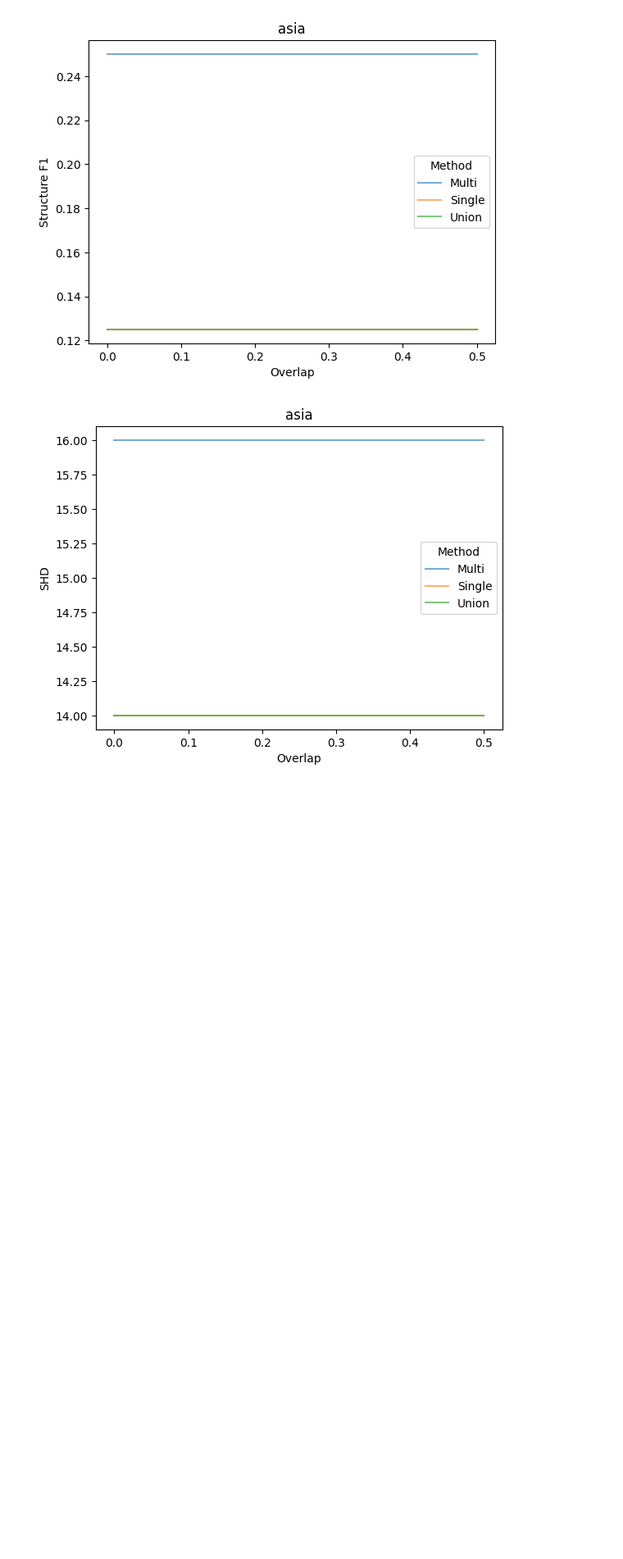
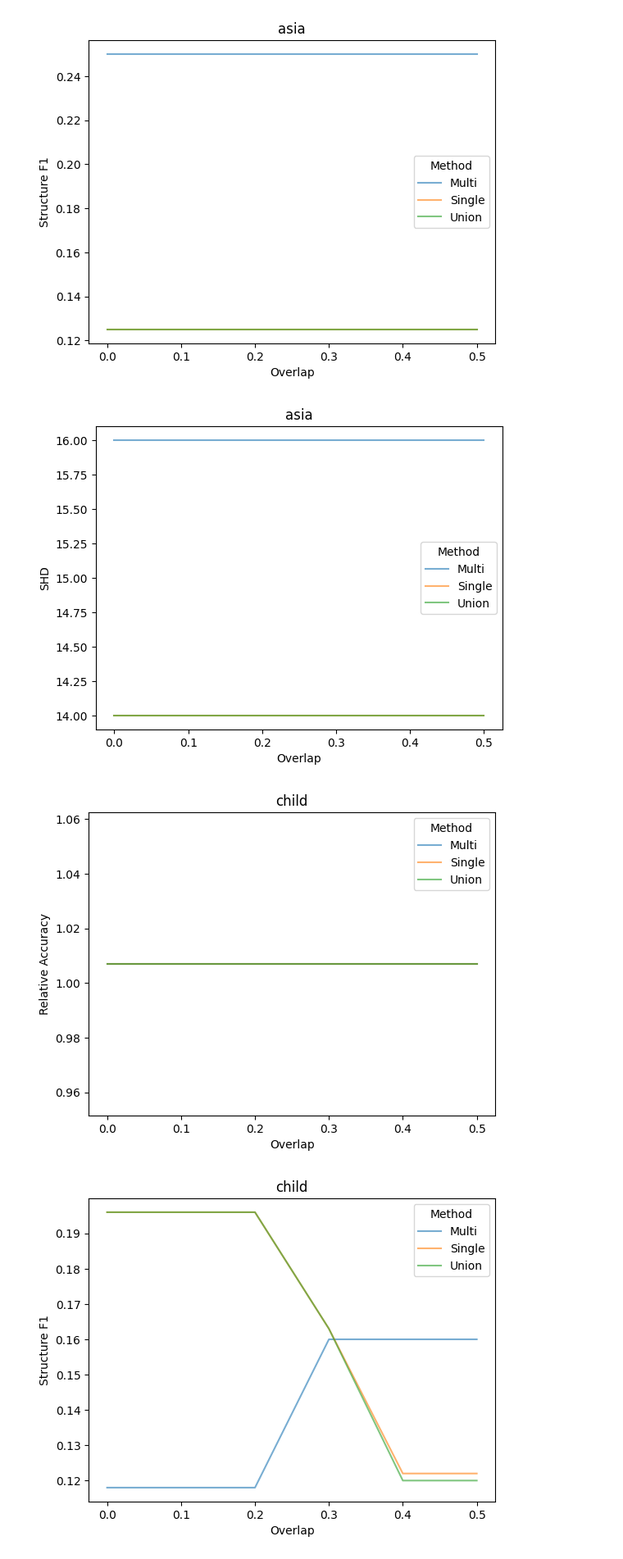
Before and after one commit to AbeleMM/ccbnet, a Jupyter notebook: fl4bn/comparison.ipynb, the cells around one changed output. Shown at 82% size. Saved outputs shown, nothing was run; the diff lists cells and outputs as text; code cells hidden in the pictures; blank space fills up the shorter version.

```diff
--- a/fl4bn/comparison.ipynb
+++ b/fl4bn/comparison.ipynb
@@ -3,7 +3,7 @@ from util import benchmark_multi, BENCHMARK_PIVOT_COL
 from pgmpy.utils import get_example_model
 
 
-def plot_model_results(model_name: str):
+def plot_model_results(model_name: str) -> None:
     model = get_example_model(model_name)
     res = benchmark_multi(
         ref_model=model, nr_clients=4, test_counts=2000, samples_factor=50000, r_seed=42
@@ -18,3 +18,8 @@ plot_model_results("asia")
 [figure]
 [figure]
 [figure]
+# %%
+plot_model_results("child")
+# %% [output]
+[figure, added]
+[figure, added]
```
Also changed, not shown: parts of 1 cell of this notebook, 2 other files.
